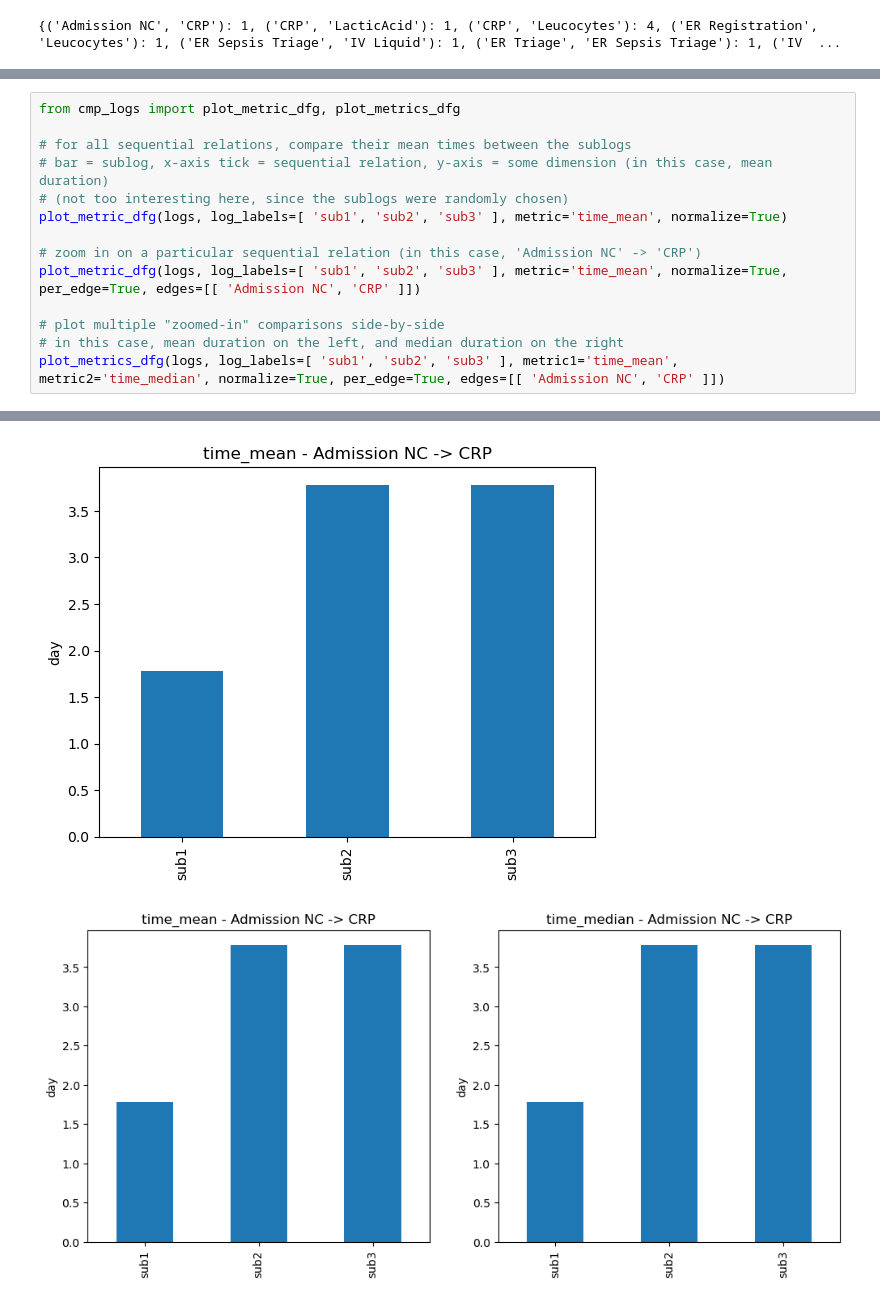
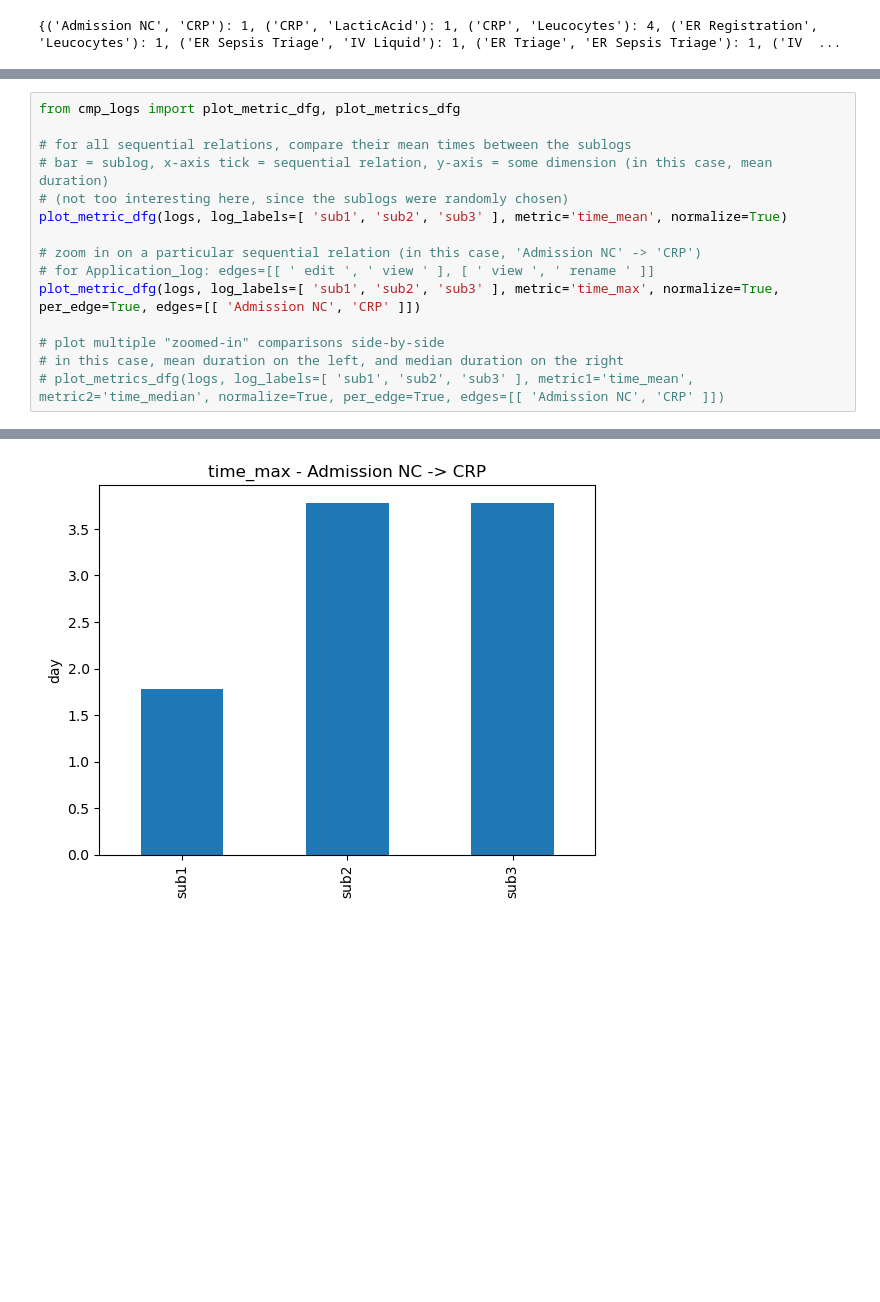
Before and after one commit to ProcessMining-uOttawa/compare_logs, a Jupyter notebook: compare_test.ipynb, the cells around one changed output, grey strips where cells are left out. Saved outputs shown, nothing was run; the diff lists cells and outputs as text; blank space fills up the shorter version.

```diff
--- a/compare_test.ipynb
+++ b/compare_test.ipynb
@@ -70,18 +81,18 @@ no differences
 # %%
 from cmp_logs import plot_metric_dfg, plot_metrics_dfg
 
 # for all sequential relations, compare their mean times between the sublogs
 # bar = sublog, x-axis tick = sequential relation, y-axis = some dimension (in this case, mean duration)
 # (not too interesting here, since the sublogs were randomly chosen)
 plot_metric_dfg(logs, log_labels=[ 'sub1', 'sub2', 'sub3' ], metric='time_mean', normalize=True)
 
 # zoom in on a particular sequential relation (in this case, 'Admission NC' -> 'CRP')
-plot_metric_dfg(logs, log_labels=[ 'sub1', 'sub2', 'sub3' ], metric='time_mean', normalize=True, per_edge=True, edges=[[ 'Admission NC', 'CRP' ]])
+# for Application_log: edges=[[ ' edit ', ' view ' ], [ ' view ', ' rename ' ]]
+plot_metric_dfg(logs, log_labels=[ 'sub1', 'sub2', 'sub3' ], metric='time_max', normalize=True, per_edge=True, edges=[[ 'Admission NC', 'CRP' ]])
 
 # plot multiple "zoomed-in" comparisons side-by-side
 # in this case, mean duration on the left, and median duration on the right
-plot_metrics_dfg(logs, log_labels=[ 'sub1', 'sub2', 'sub3' ], metric1='time_mean', metric2='time_median', normalize=True, per_edge=True, edges=[[ 'Admission NC', 'CRP' ]])
+# plot_metrics_dfg(logs, log_labels=[ 'sub1', 'sub2', 'sub3' ], metric1='time_mean', metric2='time_median', normalize=True, per_edge=True, edges=[[ 'Admission NC', 'CRP' ]])
 # %% [output]
 [figure]
-[figure, old version]
+[figure, new version]
-[figure, removed]
```
Also changed, not shown: parts of 5 cells of this notebook, 7 other files.
